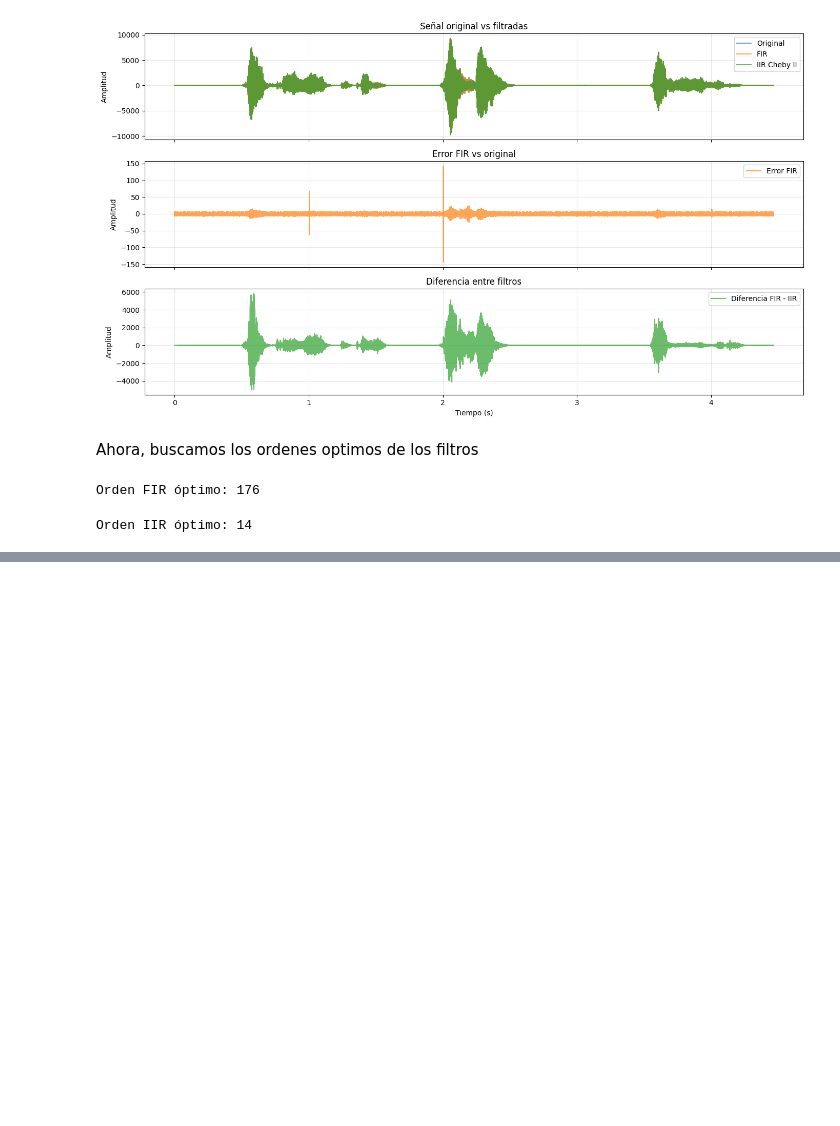
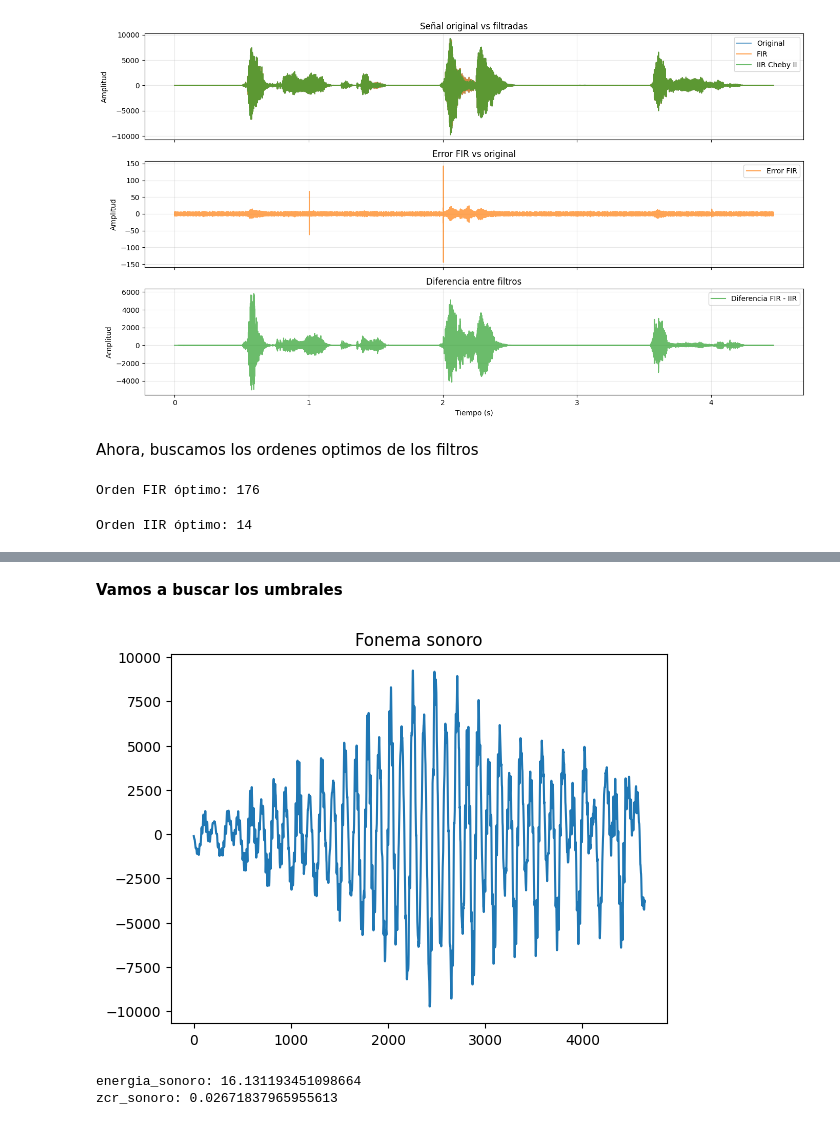
Before and after one commit to s4nt1lu1/pds, a Jupyter notebook: TP-Final/main.ipynb, the cells around one changed output, grey strips where cells are left out. Saved outputs shown, nothing was run; the diff lists cells and outputs as text; code cells hidden in the pictures; blank space fills up the shorter version.

```diff
--- a/TP-Final/main.ipynb
+++ b/TP-Final/main.ipynb
@@ -241,0 +279,2 @@ En principio, vamos a trabajar con el FIR debido a las practicidades ya conocida
+# %% [markdown]
+**Vamos a buscar los umbrales**
@@ -241,0 +324,17 @@ En principio, vamos a trabajar con el FIR debido a las practicidades ya conocida
+# %%
+sr, fonema_sonoro = wavfile.read("data/fonema-sonoro-dipe.wav")
+fonema_sonoro = fonema_sonoro[:, 0]
+
+energia_sonoro = np.mean(fonema_sonoro**2)
+zcr_sonoro = np.mean(np.abs(np.diff(np.sign(fonema_sonoro))) / 2)
+
+sns.lineplot(fonema_sonoro)
+plt.title("Fonema sonoro")
+plt.show()
+
+print(f"energia_sonoro: {energia_sonoro}")
+print(f"zcr_sonoro: {zcr_sonoro}")
+# %% [output]
+[figure, added]
+energia_sonoro: 16.131193451098664
+zcr_sonoro: 0.02671837965955613
```
Also changed, not shown: parts of 18 cells of this notebook, 5 other files.
